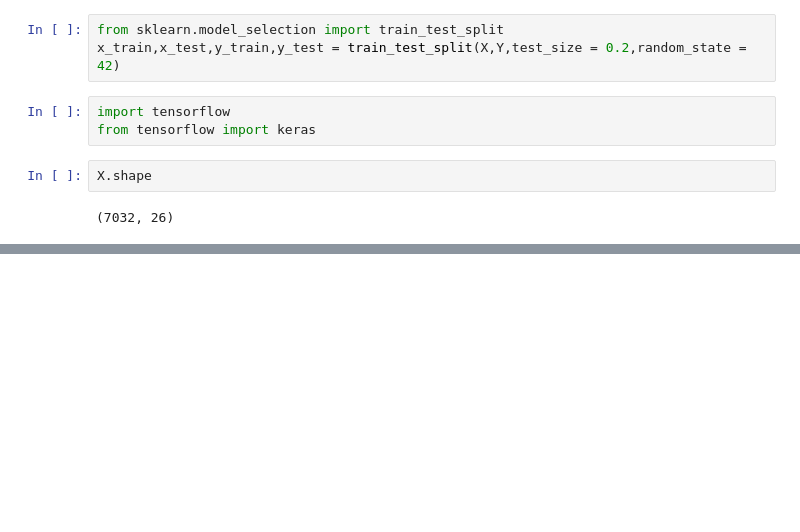
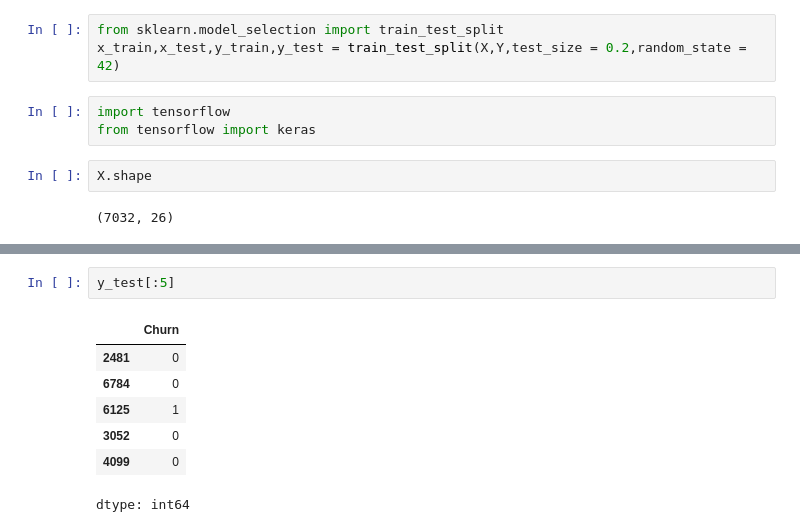
Before and after one commit to DEEPAK-RAMGIRI/AIML-LAB, a Jupyter notebook: NNFL.ipynb, the cells around one changed output, grey strips where cells are left out. Cells and saved outputs as stored; diff of their text form; blank space fills up the shorter version.

```diff
--- a/NNFL.ipynb
+++ b/NNFL.ipynb
@@ -354,0 +374,10 @@ Epoch 190/190
+# %%
+y_test[:5]
+# %% [output]
+|  | Churn |
+| 2481 | 0 |
+| 6784 | 0 |
+| 6125 | 1 |
+| 3052 | 0 |
+| 4099 | 0 |
+dtype: int64
```
Also changed, not shown: parts of 6 cells of this notebook.
